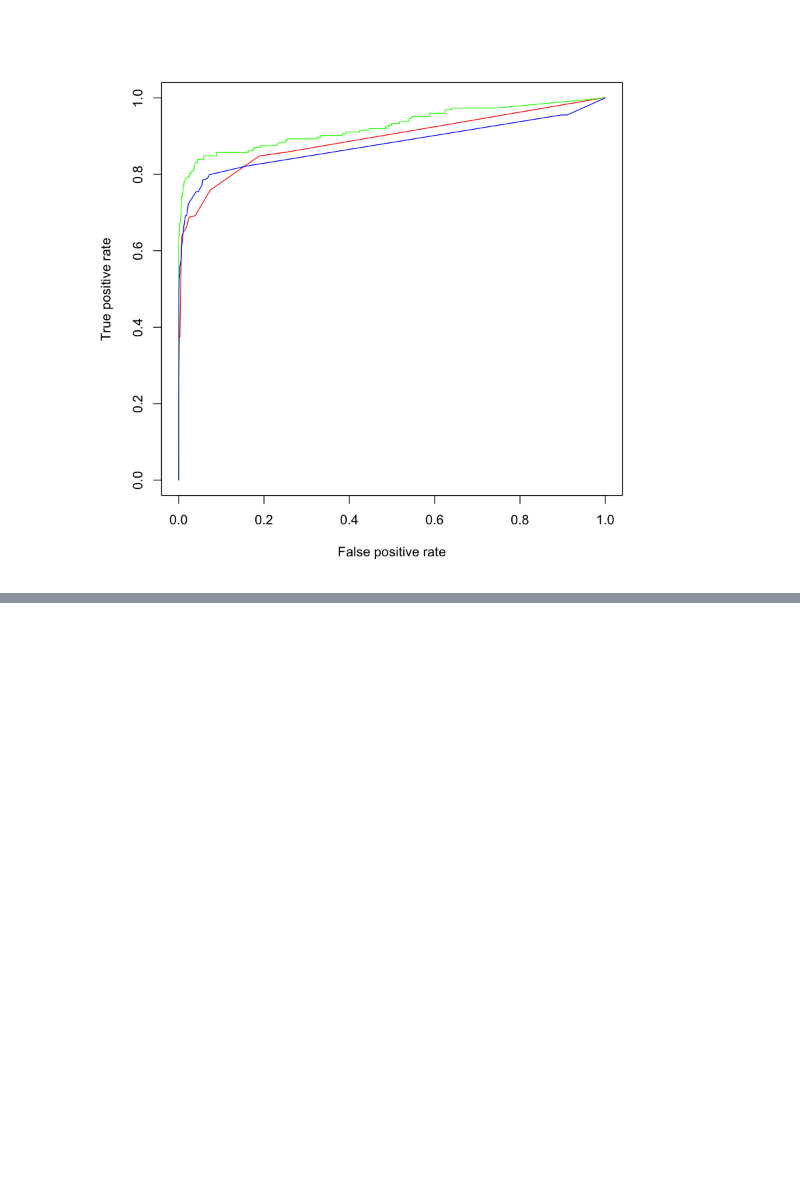
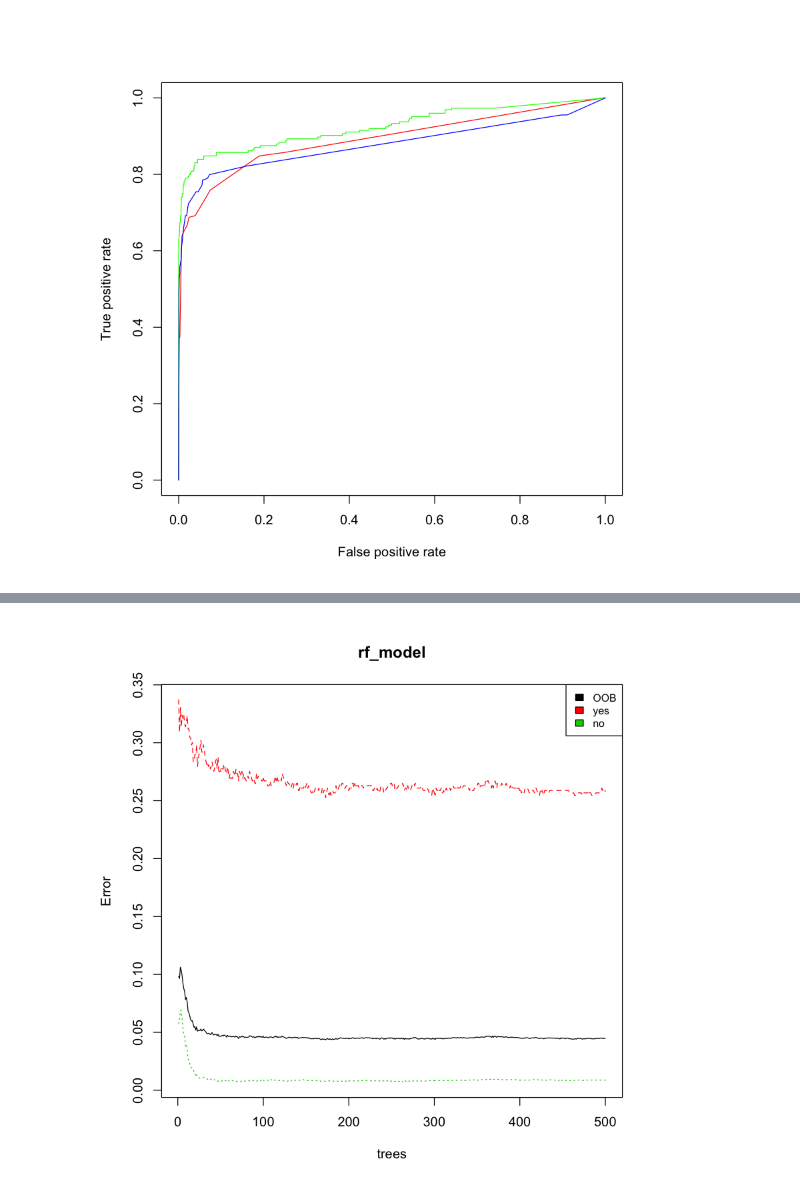
Before and after one commit to YuHsuanLin/riii, a Jupyter notebook: cb102/cb102_20180821.ipynb, the cells around one changed output, grey strips where cells are left out. Cells and saved outputs as stored; diff of their text form; code cells hidden in the pictures; blank space fills up the shorter version.

Commit message:
randomForest

```diff
--- a/cb102/cb102_20180821.ipynb
+++ b/cb102/cb102_20180821.ipynb
@@ -614,0 +627,7 @@ plot(ctree_perf.rocr,col='blue',add=T)
+# %%
+rf_model = randomForest(churn~.,data=churnTrain)
+# %%
+plot(rf_model)
+legend("topright",colnames(rf_model$err.rate),col=1:3,cex=0.8,fill=1:3)
+# %% [output]
+[figure, added]
```
Also changed, not shown: parts of 7 cells of this notebook.
